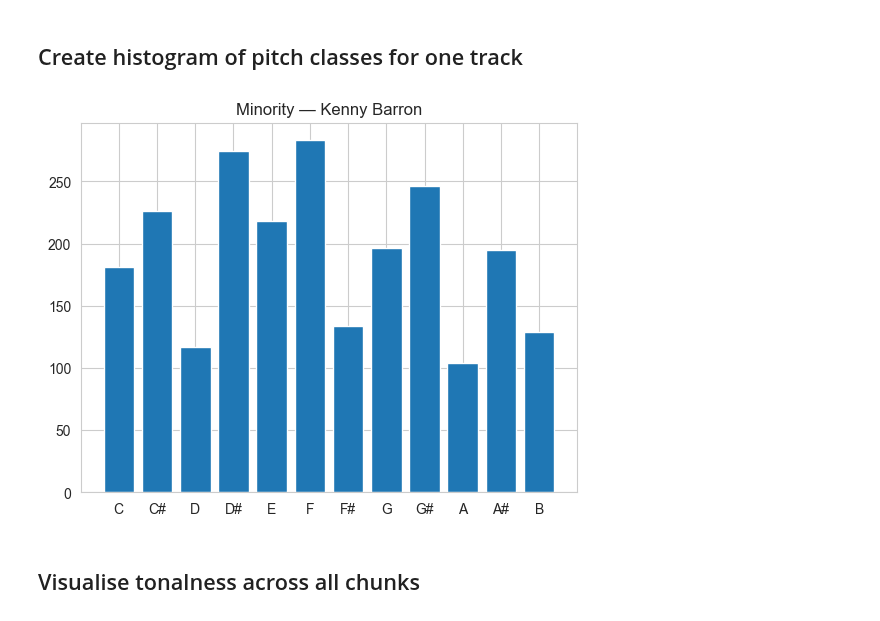
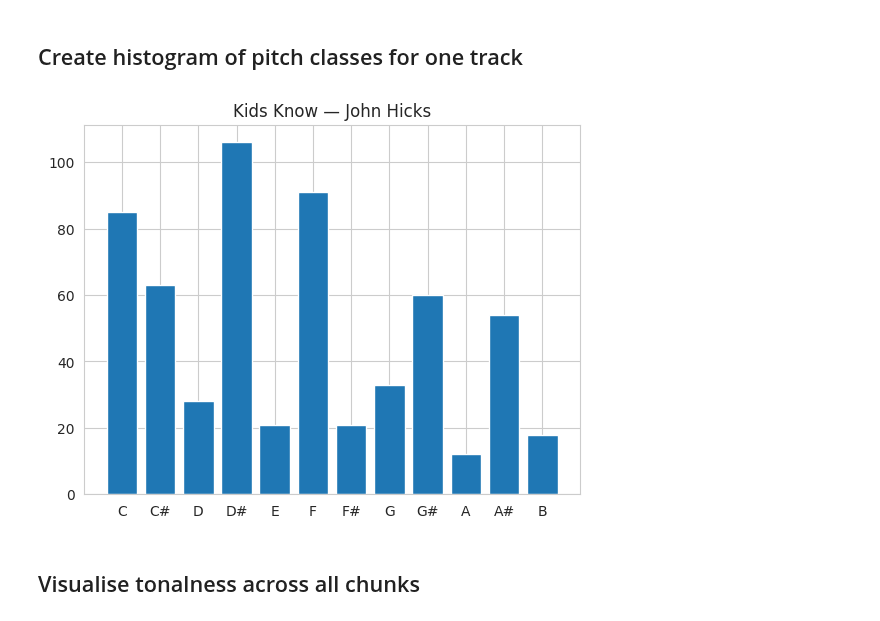
Before and after one commit to HuwCheston/Jazz-Trio-Database, a Jupyter notebook: notebooks/prediction/0.1-cheston-prediction-rhythm-melody.ipynb, the cells around one changed output. Drawn from its saved outputs; the diff is of its cells as text; code cells hidden in the pictures.

Commit message:
Updated n-gram extraction notebook

```diff
--- a/notebooks/prediction/0.1-cheston-prediction-rhythm-melody.ipynb
+++ b/notebooks/prediction/0.1-cheston-prediction-rhythm-melody.ipynb
@@ -35,17 +36,17 @@ mms = [MelodyMaker(os.path.join(fp, 'piano_midi.mid'), om) for fp, om in zip(fil
 # %%
 # Create a histogram for the pitch classes in one track
 # Extract the melody for our first track
-mel = list(mms[15].extract_melody())
+mel = list(mms[105].extract_melody())
 # Count the pitch classes
 pitch_classes = Counter([m.note for m in mel])
 # Sort the pitch classes in order of the piano keys
 sorted_pitches = {i: pitch_classes[i] for i in utils.ALL_PITCHES}
 # Create the bar chart
 plt.bar(sorted_pitches.keys(), sorted_pitches.values())
-plt.title(oms[15].item['track_name'] + ' — ' + oms[15].item['pianist'])
+plt.title(oms[105].item['track_name'] + ' — ' + oms[105].item['pianist'])
 plt.show()
 # %% [output]
-[figure, old version]
+[figure, new version]
 # %% [markdown]
 ## Visualise tonalness across all chunks
 # %%
```
Also changed, not shown: parts of 37 cells of this notebook.
